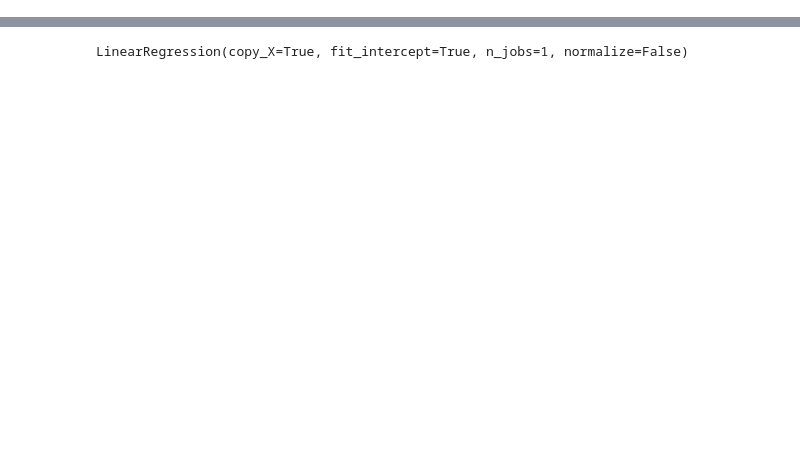
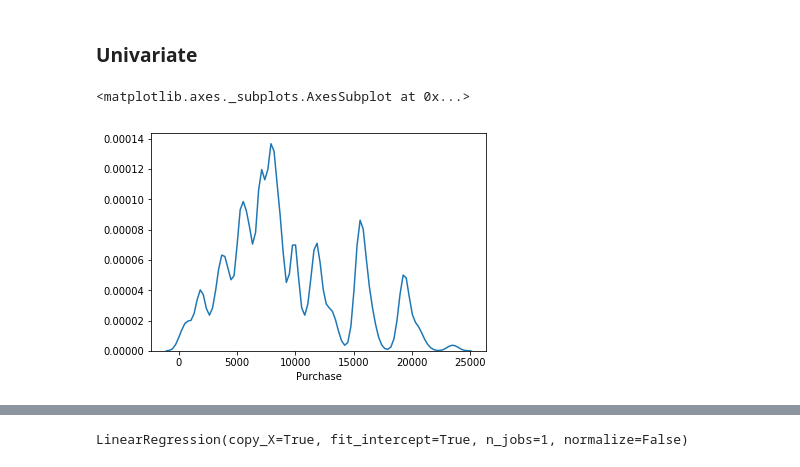
Before and after one commit to yuranankit/blackfriday, a Jupyter notebook: src/program.ipynb, the cells around one changed output, grey strips where cells are left out. Drawn from its saved outputs; the diff is of its cells as text; code cells hidden in the pictures; blank space fills up the shorter version.

```diff
--- a/src/program.ipynb
+++ b/src/program.ipynb
@@ -100,0 +3,26 @@ y_train.head()
+# %%
+import pandas as pd
+import numpy as np
+import random as rnd
+
+import matplotlib.pyplot as plt
+import seaborn as sns
+%matplotlib inline
+
+# machine learning
+from sklearn.linear_model import LogisticRegression
+from sklearn.svm import SVC, LinearSVC
+from sklearn.ensemble import RandomForestClassifier
+from sklearn.neighbors import KNeighborsClassifier
+from sklearn.naive_bayes import GaussianNB
+from sklearn.linear_model import Perceptron
+from sklearn.linear_model import SGDClassifier
+from sklearn.tree import DecisionTreeClassifier
+from sklearn import linear_model
+
+from sklearn.preprocessing import LabelEncoder
+
+train_df = pd.read_csv("../input/train.csv")
+test_df = pd.read_csv("../input/test.csv")
+submit_df = pd.read_csv("../input/Sample_Submission_Tm9Lura.csv")
+combine = [train_df, test_df]
@@ -100,0 +76,7 @@ y_train.head()
+# %% [markdown]
+### Univariate
+# %%
+sns.distplot(train_df['Purchase'], hist=False)
+# %% [output]
+<matplotlib.axes._subplots.AxesSubplot at 0x...>
+[figure, added]
```
Also changed, not shown: parts of 18 cells of this notebook, 4 other files.
